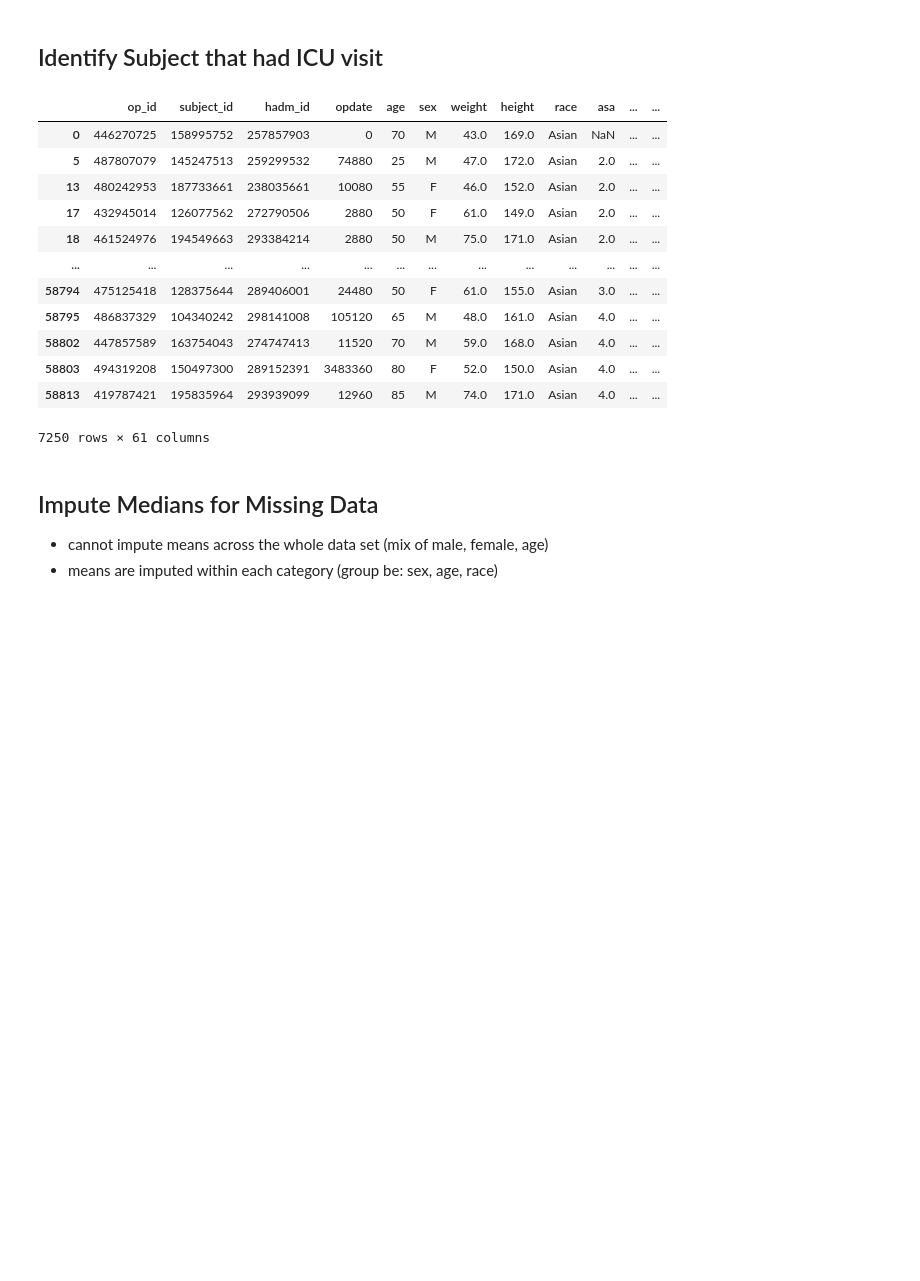
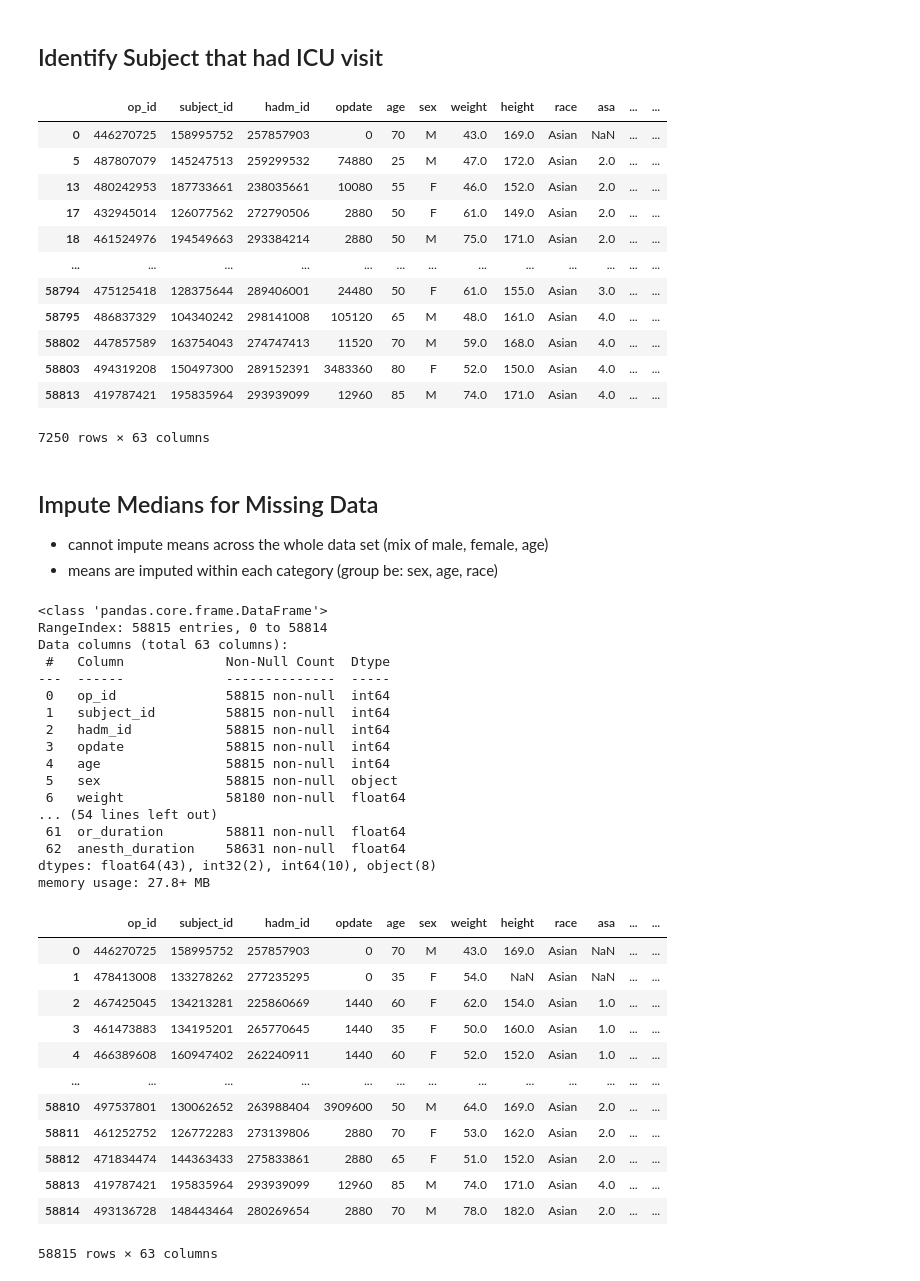
Before and after one commit to j-lepard/Prolonged_Length_of_Stay, a Jupyter notebook: _src/04.EDA_outliers_impute.ipynb, the cells around one changed output. Drawn from its saved outputs; the diff is of its cells as text; code cells hidden in the pictures; blank space fills up the shorter version.

```diff
--- a/_src/04.EDA_outliers_impute.ipynb
+++ b/_src/04.EDA_outliers_impute.ipynb
@@ -76,7 +73,7 @@ fig.show()
 # %%
 ## Create flag if subject went to ICU
 
-df['icu_visit'] = df['icuin_time'] > 0
+df['icu_visit'] = (df['icuin_time'] > 0).astype(int)
 df[df['icu_visit']== True]
 
 ## 7250 subjects went to ICU post op.
@@ -93,7 +90,19 @@ df[df['icu_visit']== True]
 | 58802 | 447857589 | 163754043 | 274747413 | 11520 | 70 | M | 59.0 | 168.0 | Asian | 4.0 | ... | ... |
 | 58803 | 494319208 | 150497300 | 289152391 | 3483360 | 80 | F | 52.0 | 150.0 | Asian | 4.0 | ... | ... |
 | 58813 | 419787421 | 195835964 | 293939099 | 12960 | 85 | M | 74.0 | 171.0 | Asian | 4.0 | ... | ... |
-7250 rows × 61 columns
+7250 rows × 63 columns
+# %%
+#########################
+#
+# Calculate OR Duration and Anesthetic Duration
+#
+#########################
+
+#Operation Duration
+df['or_duration']=(df['opend_time']-df['opstart_time'])
+
+#Time under anasthetic
+df['anesth_duration']=(df['anend_time']-df['anstart_time'])
 # %% [markdown]
 ## Impute Medians for Missing Data
 * cannot impute means across the whole data set (mix of male, female, age)
@@ -101,20 +110,50 @@ df[df['icu_visit']== True]
 # %%
 import pandas as pd
 import numpy as np
 
 # df_no_outlier = df[df['is_outlier'] == 0]
 # Range to evaluate columns 32:58 (inclusive)
 
 category_columns = ['age', 'sex', 'asa']  # asa is the id from Amercican Society of Anthropologists.
 start_col = 33  # Start index
 end_col = 59    # End index (exclusive)
 
 # Iterate over each column in the specified range and apply groupby and transform
 for col in df.iloc[:, start_col:end_col].columns:
     # Group by the categorical columns and fill NaN with the mean of the group for each specific column
     df[col] = df.groupby(category_columns)[col].transform(lambda x: x.fillna(x.mean()))
 
 # Now df has the missing values imputed with the mean of their respective column within each group defined by 'category_columns'
-
-
-df.to_csv('../_data/operations_imputed.csv')
+df.info()
+df
+# %% [output]
+<class 'pandas.core.frame.DataFrame'>
+RangeIndex: 58815 entries, 0 to 58814
+Data columns (total 63 columns):
+ #   Column             Non-Null Count  Dtype
+---  ------             --------------  -----
+ 0   op_id              58815 non-null  int64
+ 1   subject_id         58815 non-null  int64
+ 2   hadm_id            58815 non-null  int64
+ 3   opdate             58815 non-null  int64
+ 4   age                58815 non-null  int64
+ 5   sex                58815 non-null  object
+ 6   weight             58180 non-null  float64
+... (54 lines left out)
+ 61  or_duration        58811 non-null  float64
+ 62  anesth_duration    58631 non-null  float64
+dtypes: float64(43), int32(2), int64(10), object(8)
+memory usage: 27.8+ MB
+|  | op_id | subject_id | hadm_id | opdate | age | sex | weight | height | race | asa | ... | ... |
+| 0 | 446270725 | 158995752 | 257857903 | 0 | 70 | M | 43.0 | 169.0 | Asian | NaN | ... | ... |
+| 1 | 478413008 | 133278262 | 277235295 | 0 | 35 | F | 54.0 | NaN | Asian | NaN | ... | ... |
+| 2 | 467425045 | 134213281 | 225860669 | 1440 | 60 | F | 62.0 | 154.0 | Asian | 1.0 | ... | ... |
+| 3 | 461473883 | 134195201 | 265770645 | 1440 | 35 | F | 50.0 | 160.0 | Asian | 1.0 | ... | ... |
+| 4 | 466389608 | 160947402 | 262240911 | 1440 | 60 | F | 52.0 | 152.0 | Asian | 1.0 | ... | ... |
+| ... | ... | ... | ... | ... | ... | ... | ... | ... | ... | ... | ... | ... |
+| 58810 | 497537801 | 130062652 | 263988404 | 3909600 | 50 | M | 64.0 | 169.0 | Asian | 2.0 | ... | ... |
+| 58811 | 461252752 | 126772283 | 273139806 | 2880 | 70 | F | 53.0 | 162.0 | Asian | 2.0 | ... | ... |
+| 58812 | 471834474 | 144363433 | 275833861 | 2880 | 65 | F | 51.0 | 152.0 | Asian | 2.0 | ... | ... |
+| 58813 | 419787421 | 195835964 | 293939099 | 12960 | 85 | M | 74.0 | 171.0 | Asian | 4.0 | ... | ... |
+| 58814 | 493136728 | 148443464 | 280269654 | 2880 | 70 | M | 78.0 | 182.0 | Asian | 2.0 | ... | ... |
+58815 rows × 63 columns
```
Also changed, not shown: parts of 3 cells of this notebook, 2 other files.
